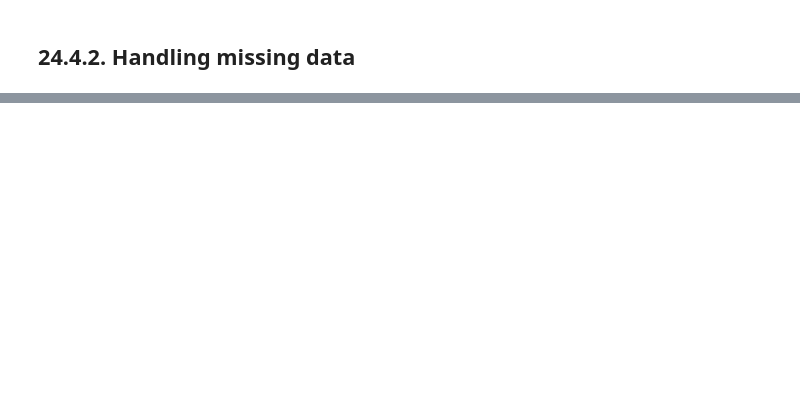
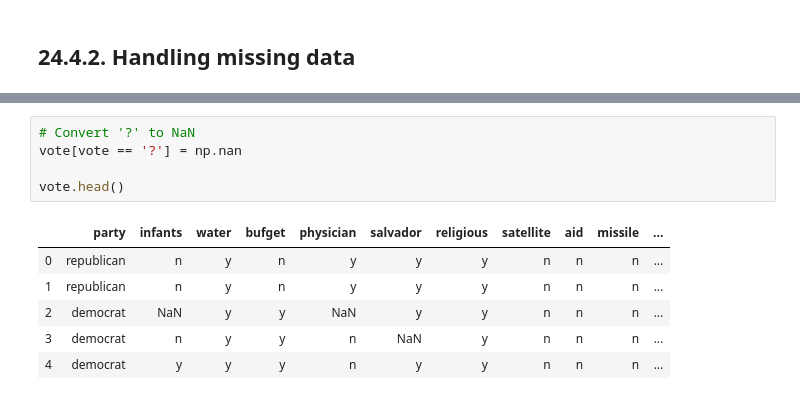
Before and after one commit to BeTKH/DataScieneinPython, a Jupyter notebook: 24. Supervised learning with Sikit learn.ipynb, the cells around one changed output, grey strips where cells are left out. Cells and saved outputs as stored; diff of their text form; blank space fills up the shorter version.

```diff
--- a/24. Supervised learning with Sikit learn.ipynb
+++ b/24. Supervised learning with Sikit learn.ipynb
@@ -1249,0 +1883,12 @@ print(cv_scores)
+# %%
+# Convert '?' to NaN
+vote[vote == '?'] = np.nan
+
+vote.head()
+# %% [output]
+|  | party | infants | water | bufget | physician | salvador | religious | satellite | aid | missile | ... |
+| 0 | republican | n | y | n | y | y | y | n | n | n | ... |
+| 1 | republican | n | y | n | y | y | y | n | n | n | ... |
+| 2 | democrat | NaN | y | y | NaN | y | y | n | n | n | ... |
+| 3 | democrat | n | y | y | n | NaN | y | n | n | n | ... |
+| 4 | democrat | y | y | y | n | y | y | n | n | n | ... |
```
Also changed, not shown: parts of 91 cells of this notebook, 1 other file.
